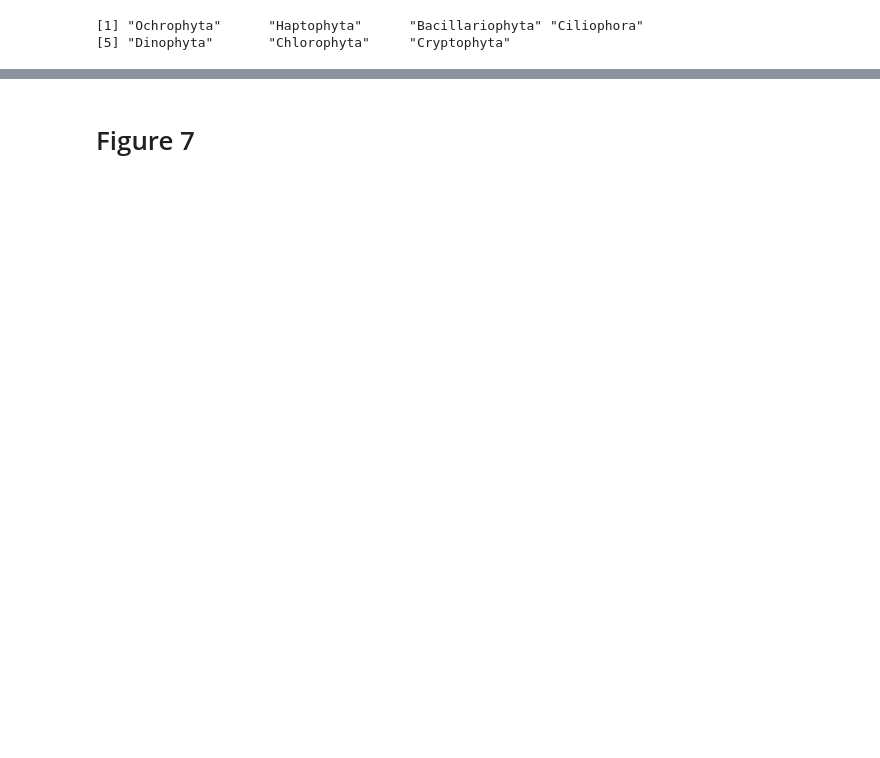
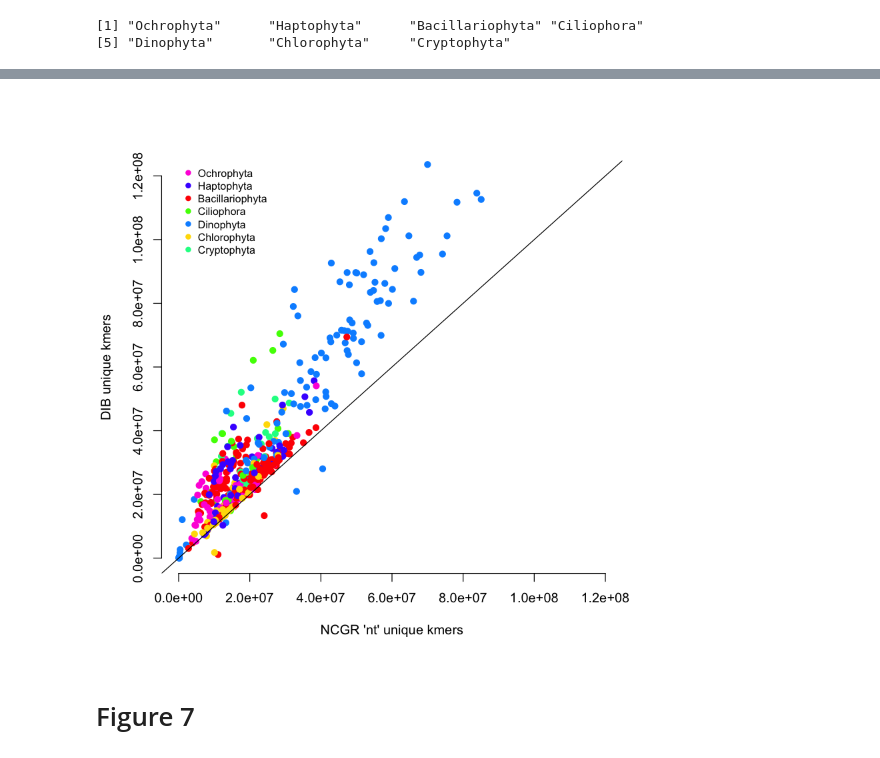
Before and after one commit to johnsolk/MMETSP, a Jupyter notebook: notebooks/MMETSP_unique_kmers_dammitgenenames.ipynb, the cells around one changed output, grey strips where cells are left out. Drawn from its saved outputs; the diff is of its cells as text; code cells hidden in the pictures; blank space fills up the shorter version.

```diff
--- a/notebooks/MMETSP_unique_kmers_dammitgenenames.ipynb
+++ b/notebooks/MMETSP_unique_kmers_dammitgenenames.ipynb
@@ -62,3 +75,18 @@ pdf
+# %%
+Cols = function(vec){
+  #cols=cols=palette(brewer.pal(n=7,name="Dark2"))
+  cols=rainbow(length(unique(vec)))
+  return(cols[as.numeric(as.factor(vec))])}
+
+plot(dib_ncgr_kmers$nt_unique_kmers,dib_ncgr_kmers$dib_assembly_unique_kmers, ylim=c(-1,120000000),xlim=c(-1,120000000),ylab = "DIB unique kmers",xlab="NCGR 'nt' unique kmers",col=Cols(as.character(dib_ncgr_kmers$Phylum)),pch=19,frame.plot = FALSE)
+abline(0,1)
+legend(20,125000000,legend=unique(as.character(dib_ncgr_kmers$Phylum)),col=Cols(unique(as.character(dib_ncgr_kmers$Phylum))),cex=0.8, pch=19,bty="n")
+
+#plot(dib_ncgr_kmers$ncgr_nt_kmers,dib_ncgr_kmers$dib_assembly_unique_kmers, ylim=c(-1,120000000),xlim=c(-1,120000000),ylab = "DIB unique kmers",xlab="NCGR unique kmers",col=Cols(as.character(dib_ncgr_kmers$Phylum)),pch=19,frame.plot = FALSE)
+#abline(0,1)
+#legend(20,125000000,legend=sort(unique(as.character(dib_ncgr_kmers$Phylum))),col=Cols(unique(as.character(dib_ncgr_kmers$Phylum))),cex=0.8, pch=19,bty="n")
+# %% [output]
+[figure, added]
 # %% [markdown]
 # Figure 7
 # %%
```
Also changed, not shown: parts of 3 cells of this notebook, 3 other files.
